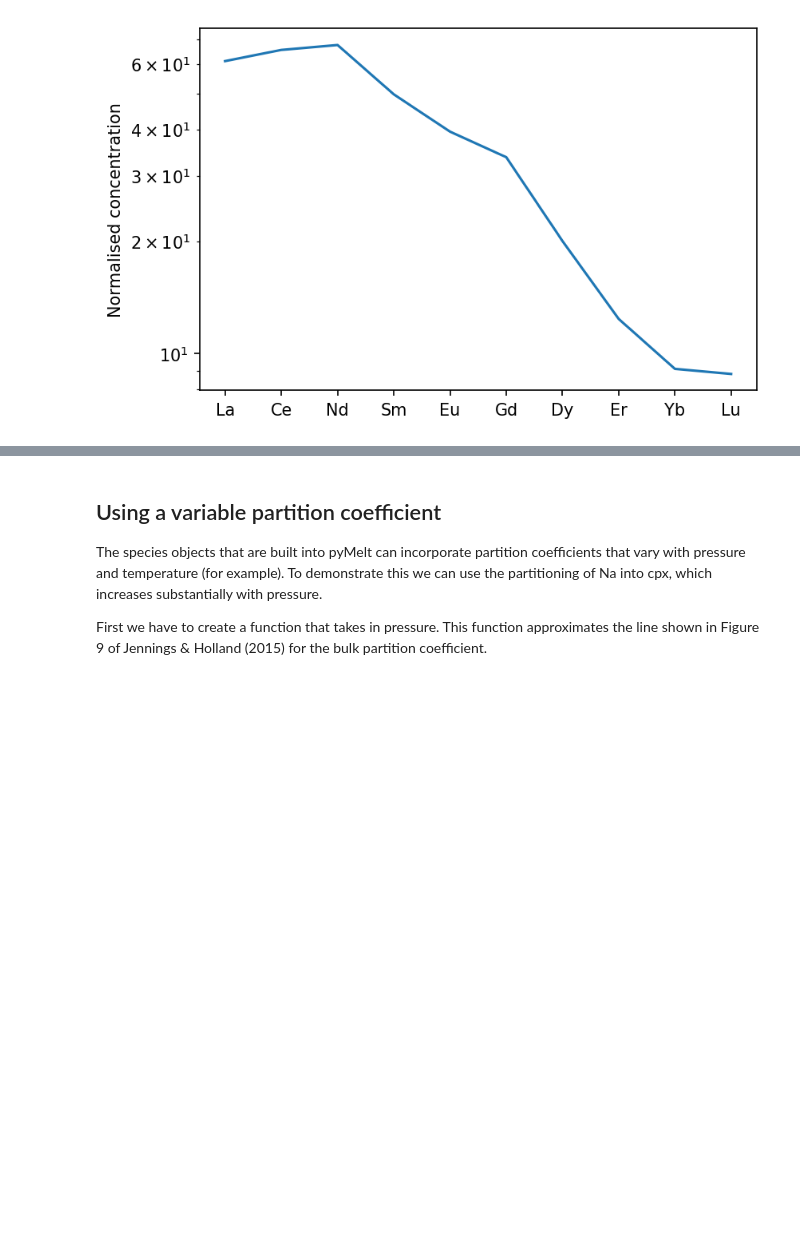
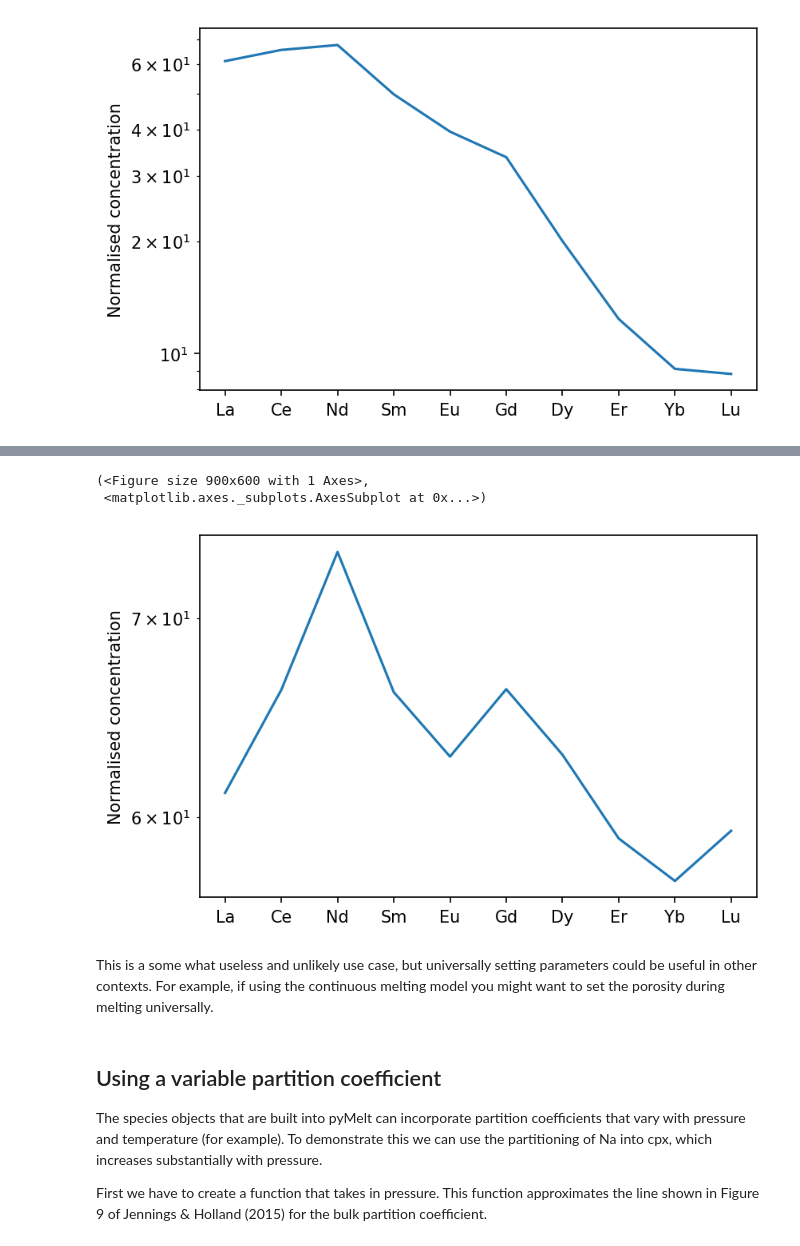
Before and after one commit to simonwmatthews/pyMelt, a Jupyter notebook: docs/tutorial/tutorial3.ipynb, the cells around one changed output, grey strips where cells are left out. Saved outputs shown, nothing was run; the diff lists cells and outputs as text; code cells hidden in the pictures; blank space fills up the shorter version.

```diff
--- a/docs/tutorial/tutorial3.ipynb
+++ b/docs/tutorial/tutorial3.ipynb
@@ -247,3 +328,13 @@ f,a = oib.plot_spider(element_order=['La','Ce','Nd','Sm','Eu','Gd','Dy','Er','Yb
+# %%
+oib_new = m.geosettings.IntraPlate(oi_col, 2.5, weightingFunction=m.geosettings.weighting_expdecay,
+                                   weighting_wavelength=0.1)
+oib_new.plot_spider(element_order=['La','Ce','Nd','Sm','Eu','Gd','Dy','Er','Yb','Lu'])
+# %% [output]
+(<Figure size 900x600 with 1 Axes>,
+ <matplotlib.axes._subplots.AxesSubplot at 0x...>)
+[figure, added]
+# %% [markdown]
+This is a some what useless and unlikely use case, but universally setting parameters could be useful in other contexts. For example, if using the continuous melting model you might want to set the porosity during melting universally.
 # %% [markdown]
 ## Using a variable partition coefficient
 The species objects that are built into pyMelt can incorporate partition coefficients that vary with pressure and temperature (for example). To demonstrate this we can use the partitioning of Na into cpx, which increases substantially with pressure.
```
Also changed, not shown: parts of 15 cells of this notebook, 3 other files.
